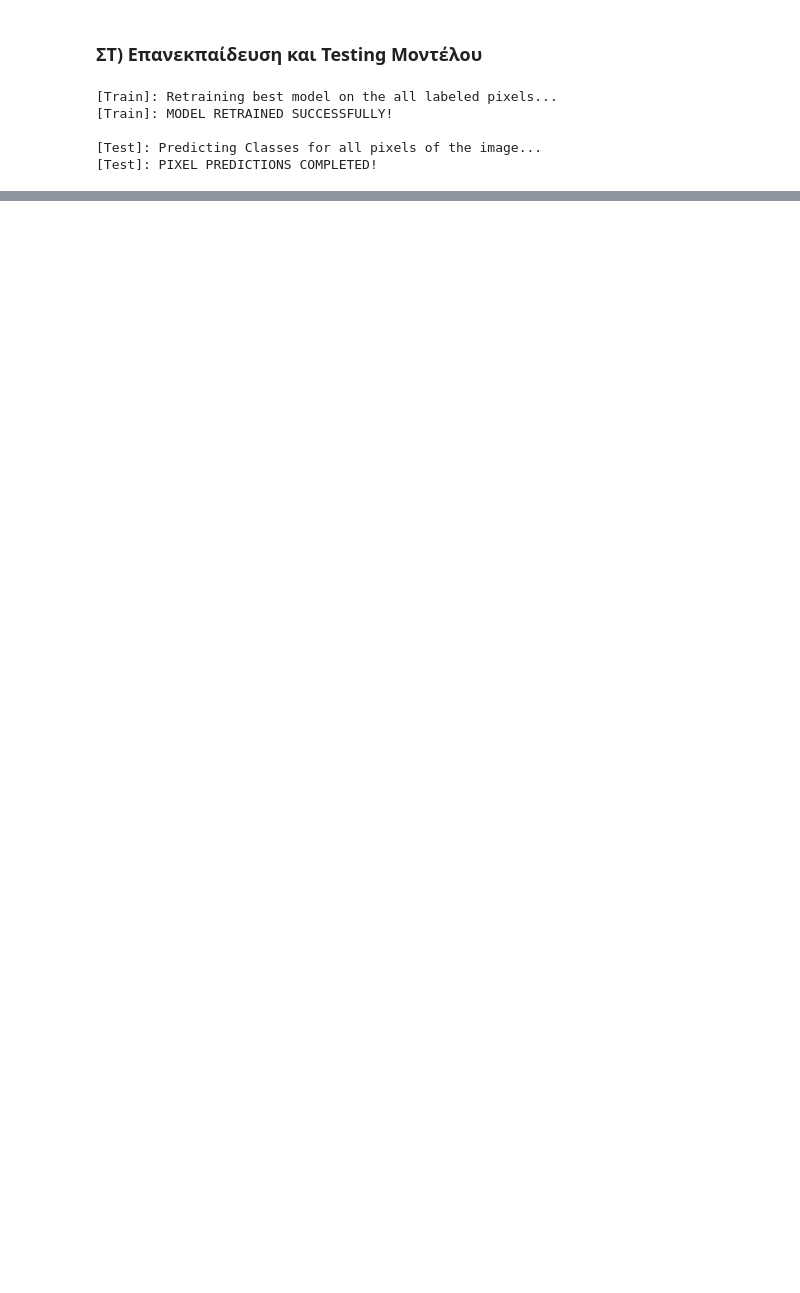
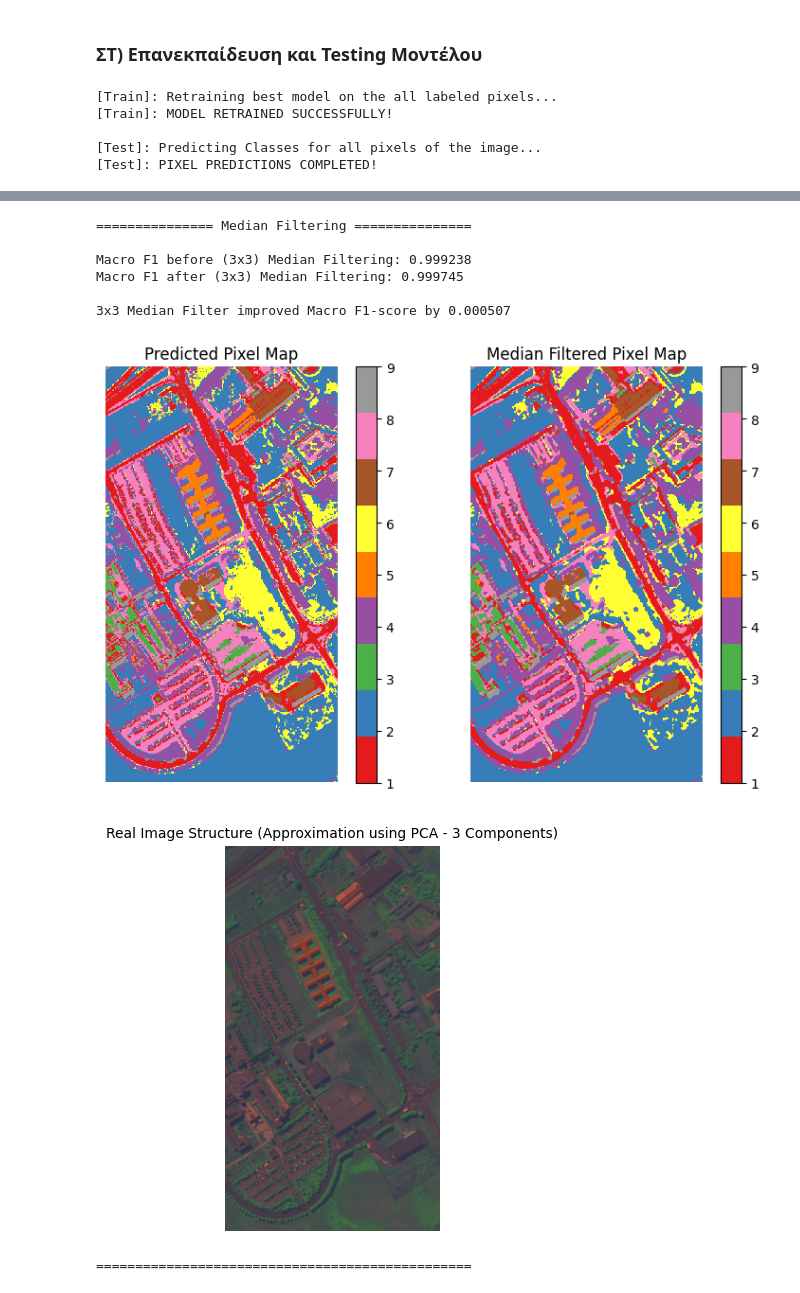
Before and after one commit to iliaxant/Pattern_Recognition_Final_Project, a Jupyter notebook: Final_Project_PR_58545.ipynb, the cells around one changed output, grey strips where cells are left out. Cells and saved outputs as stored; diff of their text form; code cells hidden in the pictures; blank space fills up the shorter version.

```diff
--- a/Final_Project_PR_58545.ipynb
+++ b/Final_Project_PR_58545.ipynb
@@ -1479,0 +1509,57 @@ print(f"[Results]: SUBMISSION FILE '{filename}' CREATED SUCCESSFULLY!\n")
+# %%
+filter_size = 3
+
+
+mask = Labels != 0
+y_true_known = Labels[mask]
+y_pred_raw = prediction_matrix[mask]
+
+print("\n" + 15 * "=" + " Median Filtering " + 15 * "=" + '\n')
+
+f1_raw = f1_score(y_true_known, y_pred_raw, average='macro')
+print(f"Macro F1 before ({filter_size}x{filter_size}) Median Filtering: {f1_raw:.6f}")
+
+filtered_prediction_1 = median_filter(prediction_matrix, size=filter_size, mode='reflect')
+y_pred_filtered_1 = filtered_prediction_1[mask]
+
+f1_filtered_1 = f1_score(y_true_known, y_pred_filtered_1, average='macro')
+print(f"Macro F1 after ({filter_size}x{filter_size}) Median Filtering: {f1_filtered_1:.6f}")
+
+if f1_filtered_1 >= f1_raw:
+    print(f"\nMedian Filter improved Macro F1-score by {f1_filtered_1 - f1_raw :.6f}\n")
+else:
+    print(f"\nMedian Filter worsened Macro F1-score by {f1_filtered_1 - f1_raw :.6f}\n")
+
+fig, axes = plt.subplots(1, 2, figsize=(8, 5))
+prediction_map = axes[0].imshow(prediction_matrix, cmap=known_class_cmap, interpolation='nearest')
+axes[0].set_title("Predicted Pixel Map")
+axes[0].axis('off')
+cbar = plt.colorbar(prediction_map, ticks=range(1,10))
+cbar.ax.set_yticklabels([f'{i}' for i in range(1, 10)])
+
+prediction_map = axes[1].imshow(filtered_prediction_1, cmap=known_class_cmap, interpolation='nearest')
+axes[1].set_title("Median Filtered Pixel Map")
+axes[1].axis('off')
+cbar = plt.colorbar(prediction_map, ticks=range(1,10))
+cbar.ax.set_yticklabels([f'{i}' for i in range(1, 10)])
+
+plt.tight_layout()
+plt.show()
+
+plt.figure(figsize=(4, 5))
+plt.imshow(pca_image_norm)
+plt.title("Real Image Structure (Approximation using PCA - 3 Components)", fontsize=10)
+plt.axis('off')
+plt.show()
+
+print("\n" + 48* "=" + "\n")
+# %% [output]
+=============== Median Filtering ===============
+
+Macro F1 before (3x3) Median Filtering: 0.999238
+Macro F1 after (3x3) Median Filtering: 0.999745
+
+3x3 Median Filter improved Macro F1-score by 0.000507
+[figure, added]
+[figure, added]
+================================================
```
Also changed, not shown: parts of 11 cells of this notebook.
